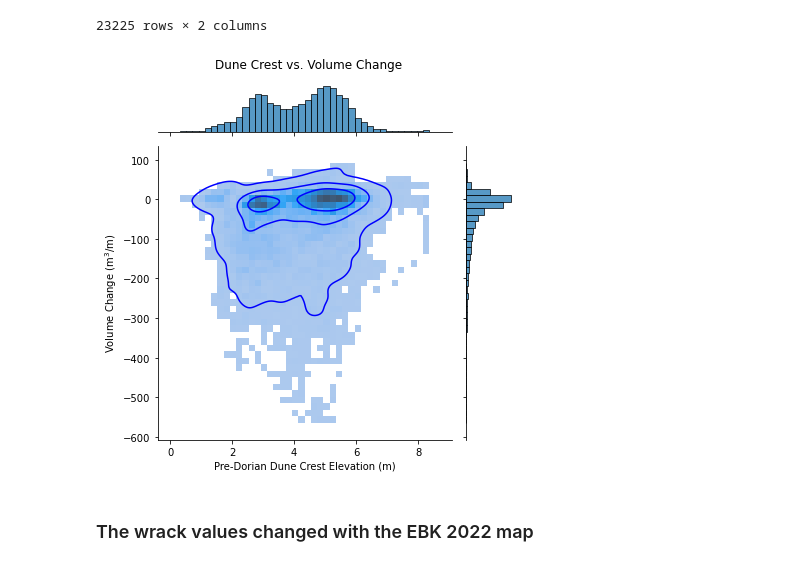
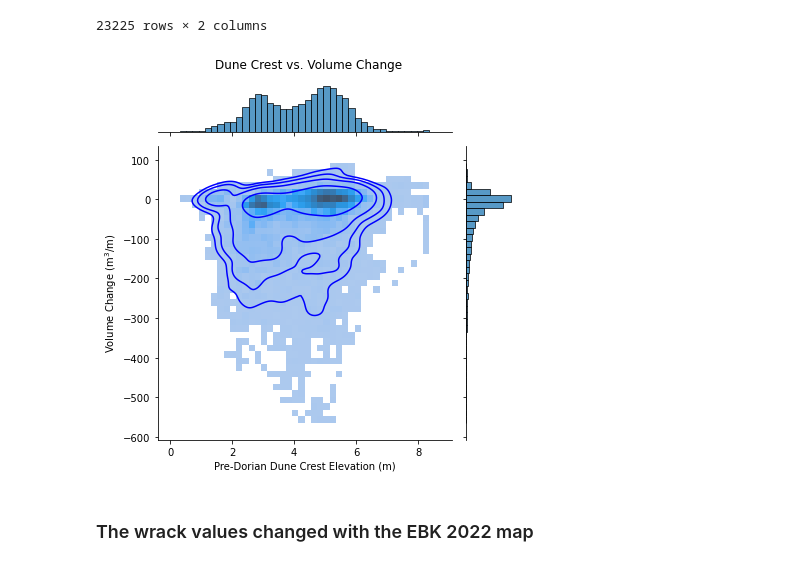
Before and after one commit to csherwood-usgs/CoreBx, a Jupyter notebook: CoreBx_process.ipynb, the cells around one changed output. Drawn from its saved outputs; the diff is of its cells as text; code cells hidden in the pictures.

Commit message:
new jp figure

```diff
--- a/CoreBx_process.ipynb
+++ b/CoreBx_process.ipynb
@@ -1305,11 +1305,12 @@ df_zdune_transition
 # %%
 p1=sns.jointplot(data=df_zdune_transition, x='Pre-Dorian Dune Crest Elevation (m)', y='Volume Change (m$^3$/m)', bins=40, kind="hist", marginal_kws=dict(bins=40))
 p1.fig.suptitle("Dune Crest vs. Volume Change")
-p1.plot_joint(sns.kdeplot, color="b", zorder=1, levels=4)
+#p1.plot_joint(sns.kdeplot, color="b", zorder=1, levels=[.05,.1,.2,.5])
+p1.plot_joint(sns.kdeplot, color='b', zorder=1, levels=[.05,.1,.2,.5])
 p1.fig.tight_layout()
 plt.savefig(fig_dir+'dune_crest_volume_change_histogram.svg')
 # %% [output]
-[figure, old version]
+[figure, new version]
 # %% [markdown]
 ### The wrack values changed with the EBK 2022 map
 # %%
```
Also changed, not shown: parts of 11 cells of this notebook.
